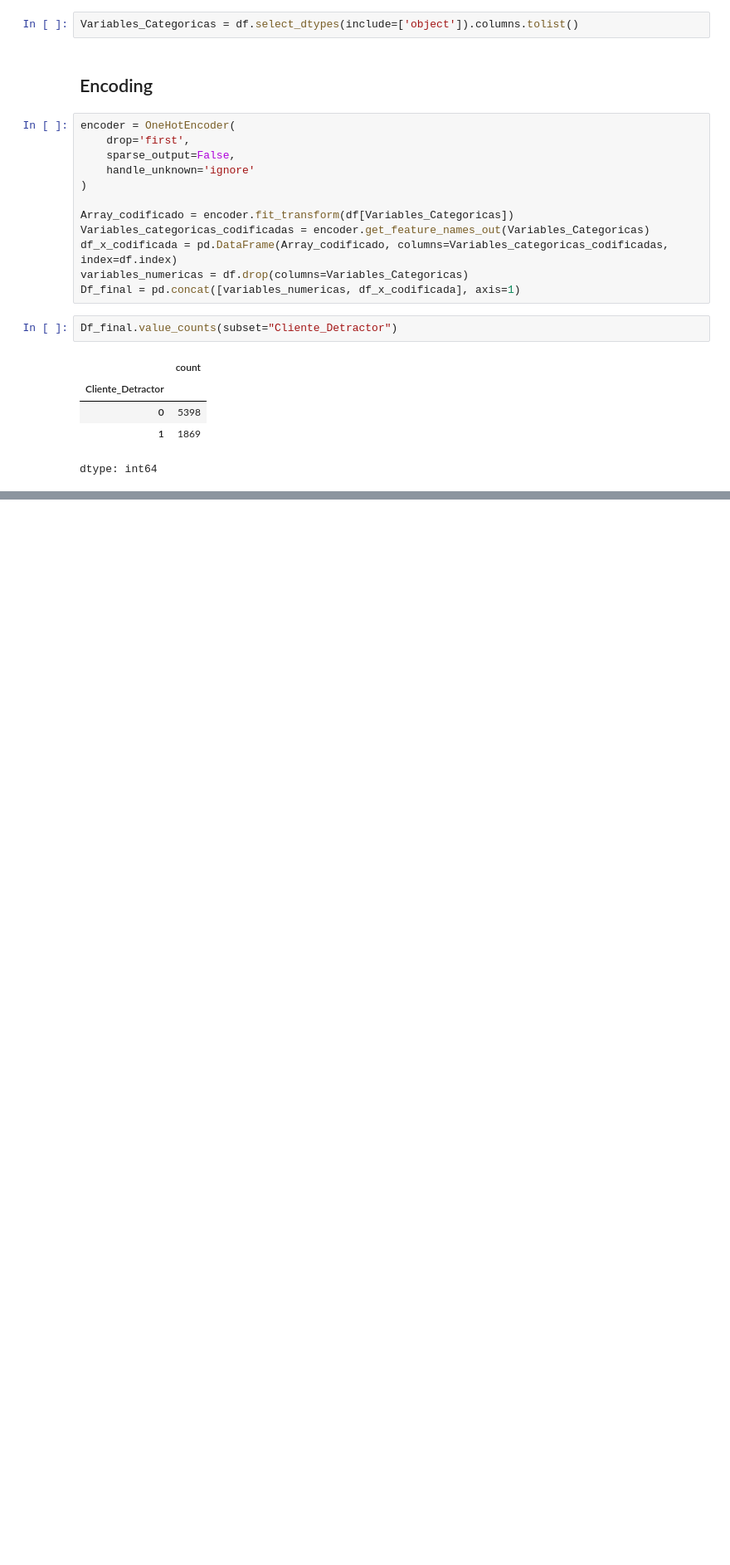
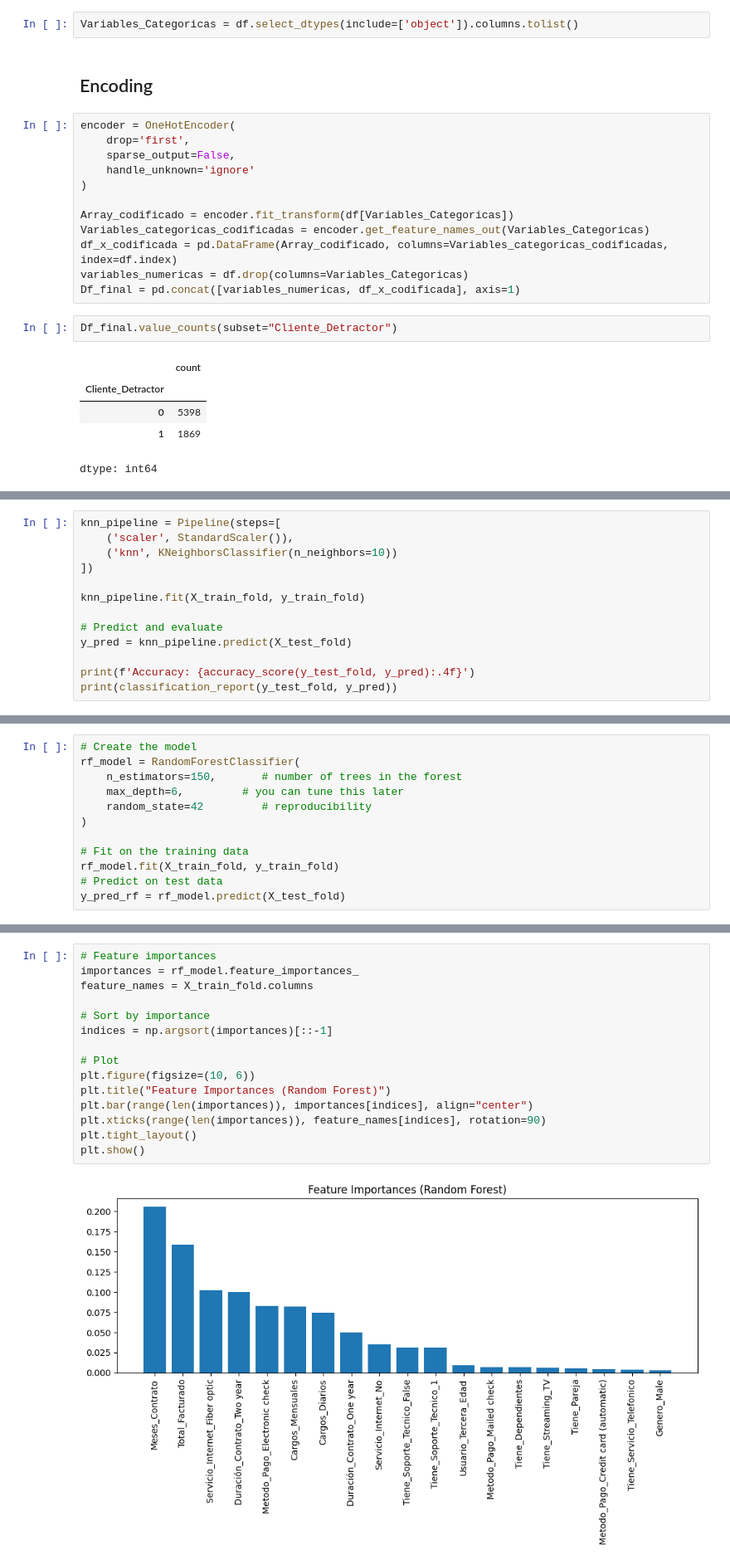
Before and after one commit to RandyV37/Telecom-X-part-2-Data-Science-, a Jupyter notebook: TelecomX(Challenge_parte_2).ipynb, the cells around one changed output, grey strips where cells are left out. Shown: that part at 83% size. Saved outputs shown, nothing was run; the diff lists cells and outputs as text; blank space fills up the shorter version.

```diff
--- a/TelecomX(Challenge_parte_2).ipynb
+++ b/TelecomX(Challenge_parte_2).ipynb
@@ -38,0 +171,13 @@ dtype: int64
+# %%
+knn_pipeline = Pipeline(steps=[
+    ('scaler', StandardScaler()),
+    ('knn', KNeighborsClassifier(n_neighbors=10))
+])
+
+knn_pipeline.fit(X_train_fold, y_train_fold)
+
+# Predict and evaluate
+y_pred = knn_pipeline.predict(X_test_fold)
+
+print(f'Accuracy: {accuracy_score(y_test_fold, y_pred):.4f}')
+print(classification_report(y_test_fold, y_pred))
@@ -38,0 +211,12 @@ dtype: int64
+# %%
+# Create the model
+rf_model = RandomForestClassifier(
+    n_estimators=150,       # number of trees in the forest
+    max_depth=6,         # you can tune this later
+    random_state=42         # reproducibility
+)
+
+# Fit on the training data
+rf_model.fit(X_train_fold, y_train_fold)
+# Predict on test data
+y_pred_rf = rf_model.predict(X_test_fold)
@@ -38,0 +249,17 @@ dtype: int64
+# %%
+# Feature importances
+importances = rf_model.feature_importances_
+feature_names = X_train_fold.columns
+
+# Sort by importance
+indices = np.argsort(importances)[::-1]
+
+# Plot
+plt.figure(figsize=(10, 6))
+plt.title("Feature Importances (Random Forest)")
+plt.bar(range(len(importances)), importances[indices], align="center")
+plt.xticks(range(len(importances)), feature_names[indices], rotation=90)
+plt.tight_layout()
+plt.show()
+# %% [output]
+[figure, added]
```
Also changed, not shown: parts of 18 cells of this notebook.
